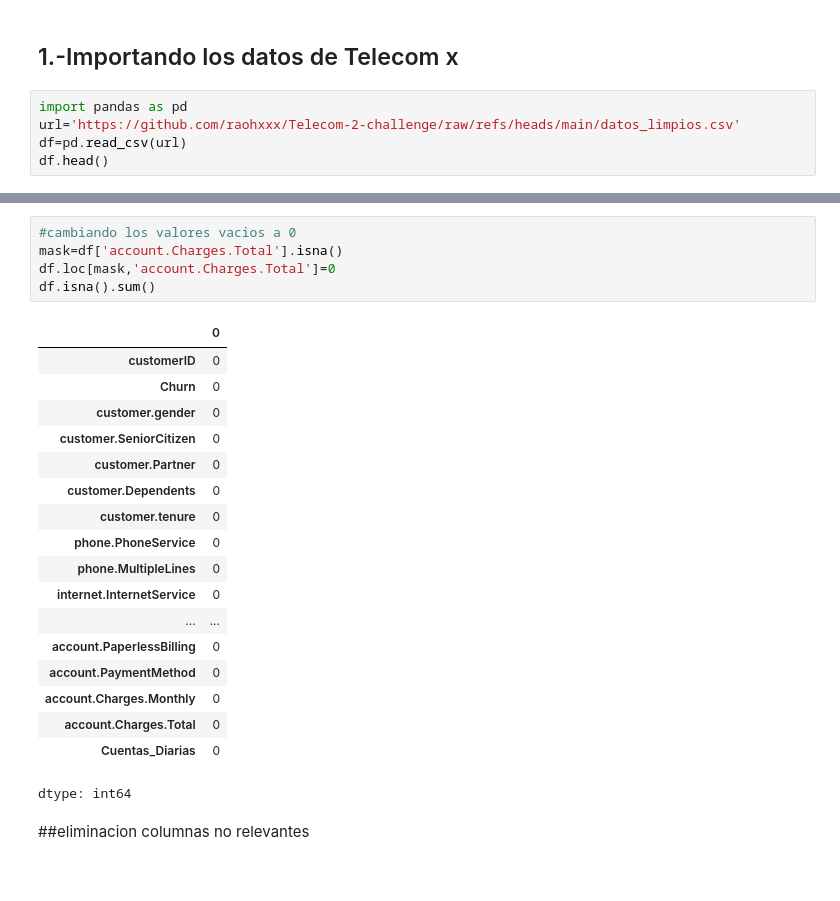
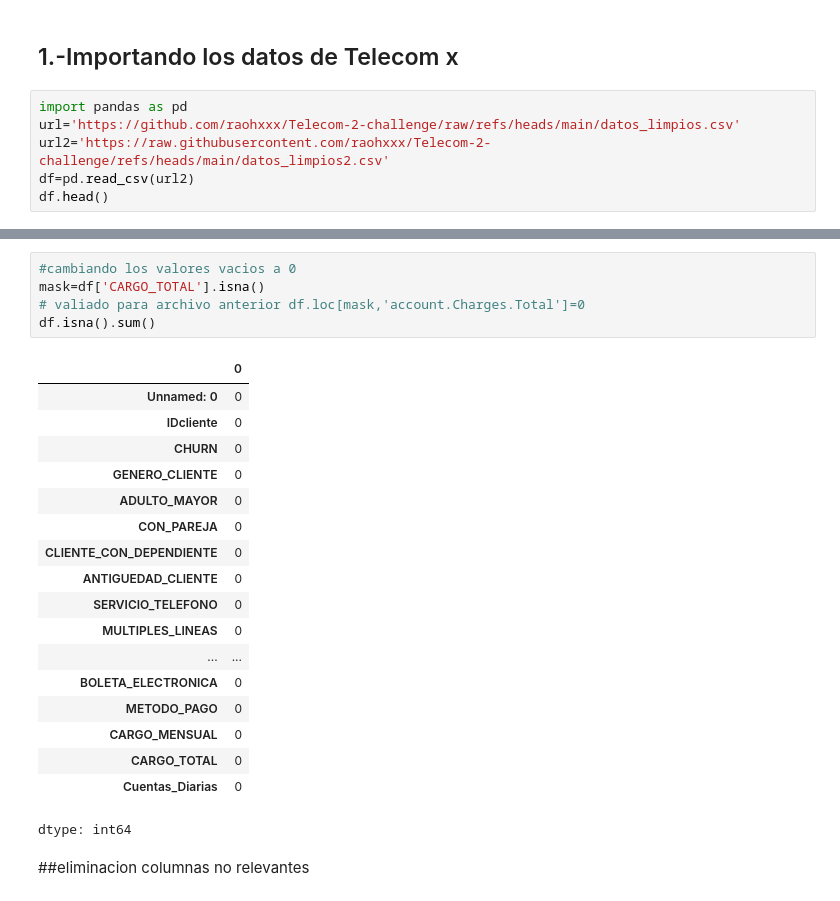
Before and after one commit to raohxxx/Telecom-2-challenge, a Jupyter notebook: telecomX2.ipynb, the cells around one changed output, grey strips where cells are left out. Cells and saved outputs as stored; diff of their text form.

```diff
--- a/telecomX2.ipynb
+++ b/telecomX2.ipynb
@@ -7,6 +7,7 @@
 # %%
 import pandas as pd
 url='https://github.com/raohxxx/Telecom-2-challenge/raw/refs/heads/main/datos_limpios.csv'
-df=pd.read_csv(url)
+url2='https://raw.githubusercontent.com/raohxxx/Telecom-2-challenge/refs/heads/main/datos_limpios2.csv'
+df=pd.read_csv(url2)
 df.head()
 # %% [output]
@@ -60,26 +61,26 @@ df.isna().sum()
 dtype: int64
 # %%
 #cambiando los valores vacios a 0
-mask=df['account.Charges.Total'].isna()
-df.loc[mask,'account.Charges.Total']=0
+mask=df['CARGO_TOTAL'].isna()
+# valiado para archivo anterior df.loc[mask,'account.Charges.Total']=0
 df.isna().sum()
 # %% [output]
 |  | 0 |
-| customerID | 0 |
-| Churn | 0 |
-| customer.gender | 0 |
-| customer.SeniorCitizen | 0 |
-| customer.Partner | 0 |
-| customer.Dependents | 0 |
-| customer.tenure | 0 |
-| phone.PhoneService | 0 |
-| phone.MultipleLines | 0 |
-| internet.InternetService | 0 |
+| Unnamed: 0 | 0 |
+| IDcliente | 0 |
+| CHURN | 0 |
+| GENERO_CLIENTE | 0 |
+| ADULTO_MAYOR | 0 |
+| CON_PAREJA | 0 |
+| CLIENTE_CON_DEPENDIENTE | 0 |
+| ANTIGUEDAD_CLIENTE | 0 |
+| SERVICIO_TELEFONO | 0 |
+| MULTIPLES_LINEAS | 0 |
 | ... | ... |
-| account.PaperlessBilling | 0 |
-| account.PaymentMethod | 0 |
-| account.Charges.Monthly | 0 |
-| account.Charges.Total | 0 |
+| BOLETA_ELECTRONICA | 0 |
+| METODO_PAGO | 0 |
+| CARGO_MENSUAL | 0 |
+| CARGO_TOTAL | 0 |
 | Cuentas_Diarias | 0 |
 dtype: int64
 # %% [markdown]
```
Also changed, not shown: parts of 4 cells of this notebook.
